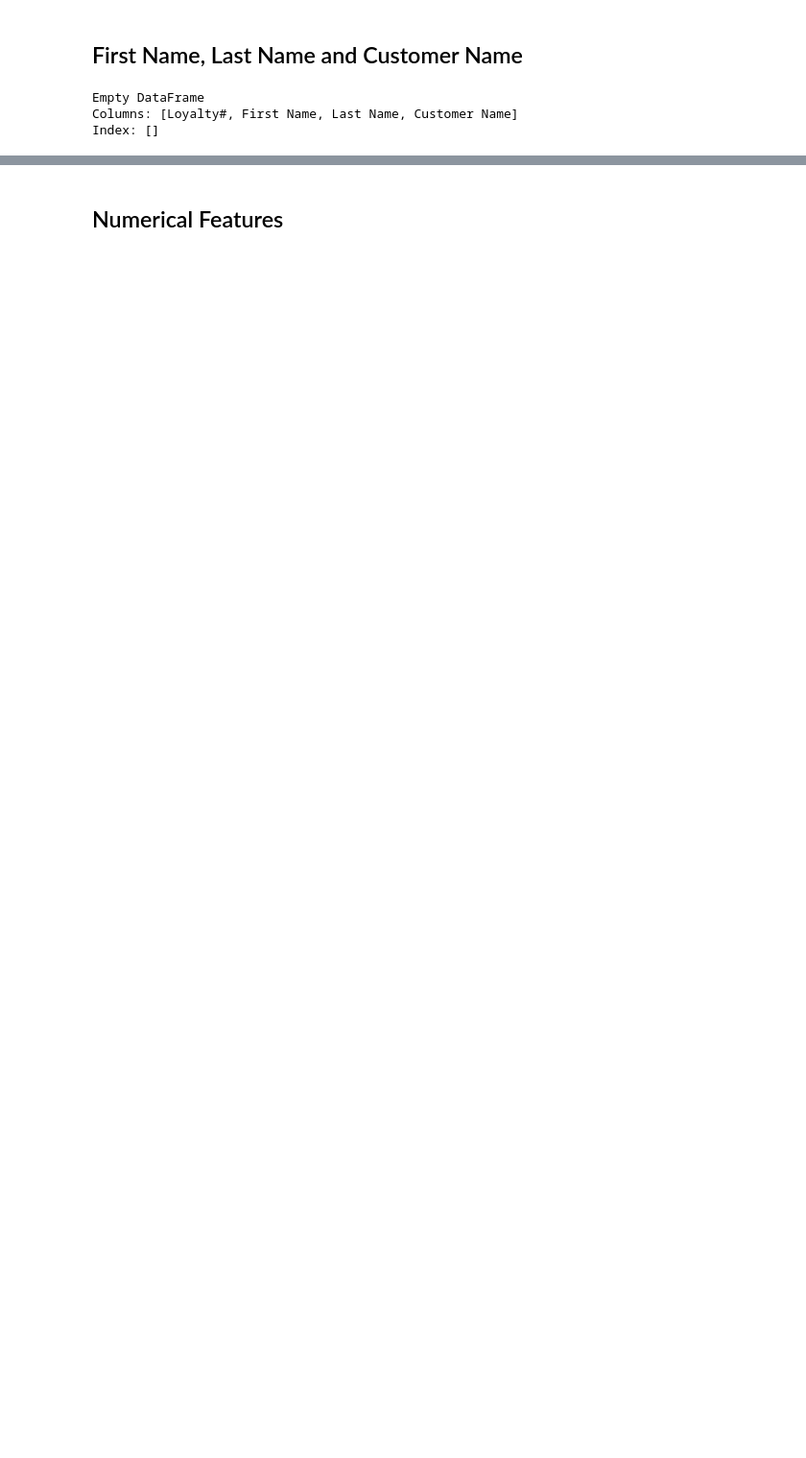
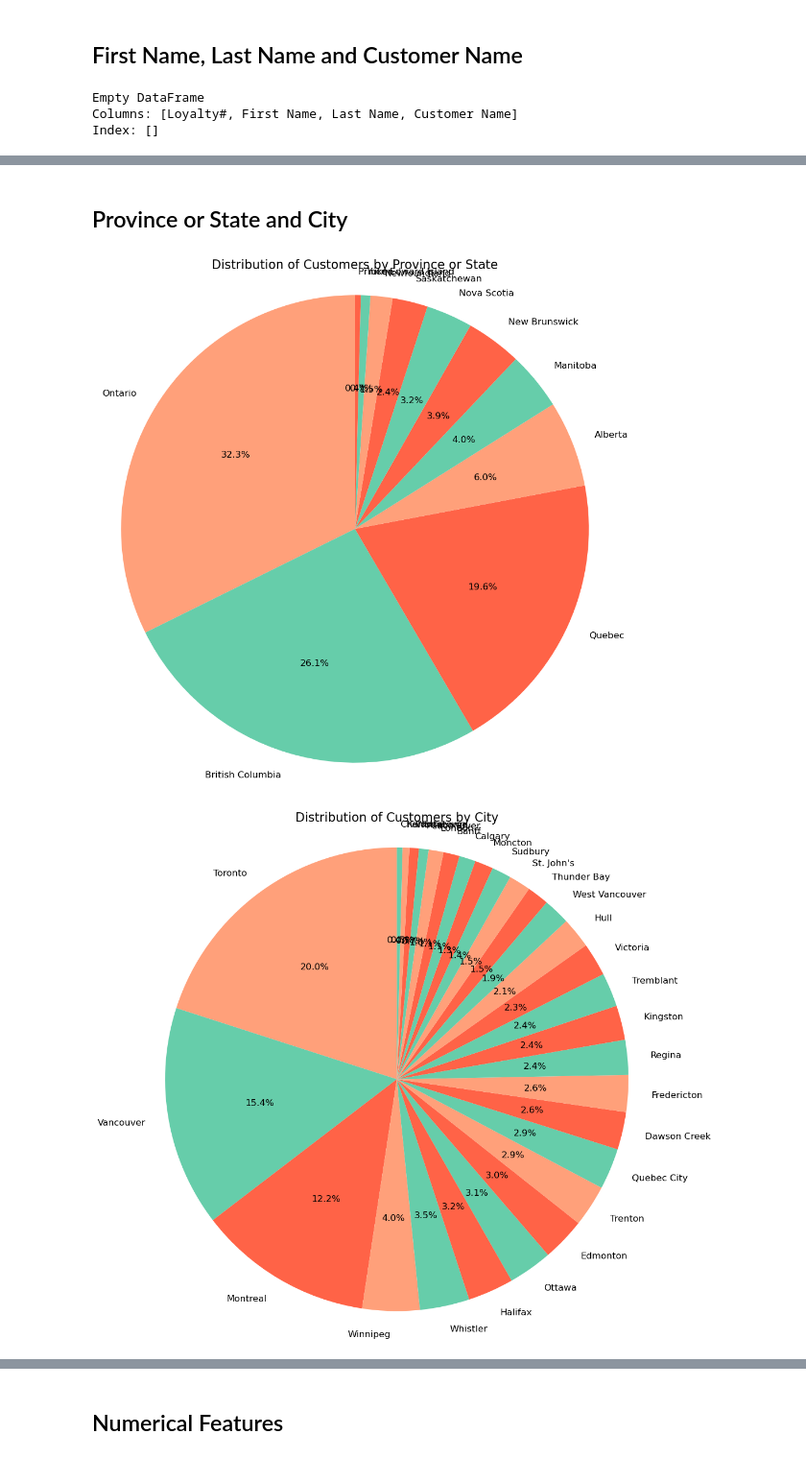
Before and after one commit to calcoafrancisca/Group-39---DM---Part2, a Jupyter notebook: AIAI.Kika.ipynb, the cells around one changed output, grey strips where cells are left out. Shown at 96% size. Saved outputs shown, nothing was run; the diff lists cells and outputs as text; code cells hidden in the pictures; blank space fills up the shorter version.

```diff
--- a/AIAI.Kika.ipynb
+++ b/AIAI.Kika.ipynb
@@ -290,0 +598,26 @@ Index: []
+# %% [markdown]
+## Province or State and City
+# %%
+columns_to_plot = ['Province or State', 'City']
+
+colors = ['lightsalmon', 'mediumaquamarine', 'tomato','lightsalmon',
+          'mediumaquamarine','tomato', 'mediumaquamarine', 'tomato']
+
+for col in columns_to_plot:
+    counts = CustomerDB[col].value_counts()
+
+    plt.figure(figsize=(12, 12))
+    plt.pie(
+        counts,
+        labels=counts.index,
+        autopct='%1.1f%%',
+        startangle=90,
+        colors=colors[:len(counts)],  # Use only as many colors as needed
+        textprops={'fontsize': 12}
+    )
+    plt.title(f'Distribution of Customers by {col}', fontsize=16)
+    plt.axis('equal')
+    plt.show()
+# %% [output]
+[figure, added]
+[figure, added]
```
Also changed, not shown: parts of 92 cells of this notebook, 2 other files.
